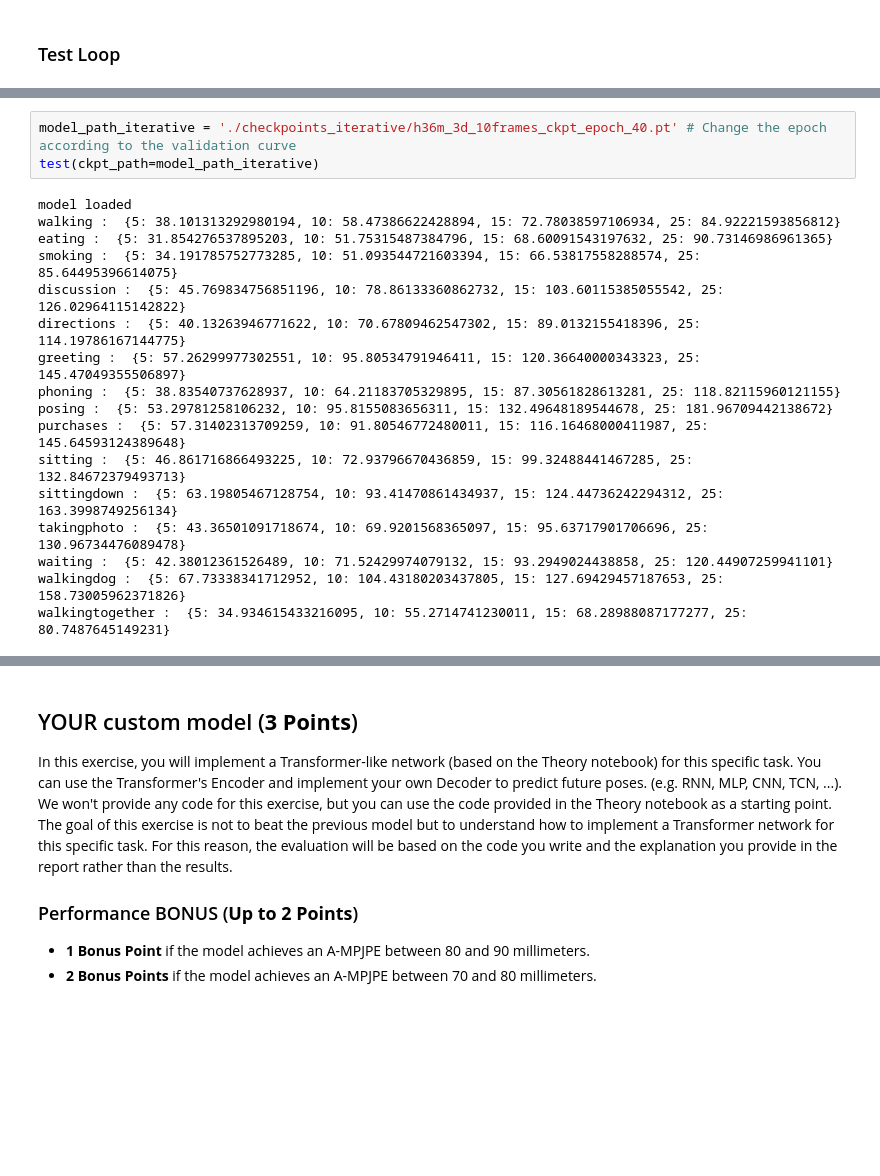
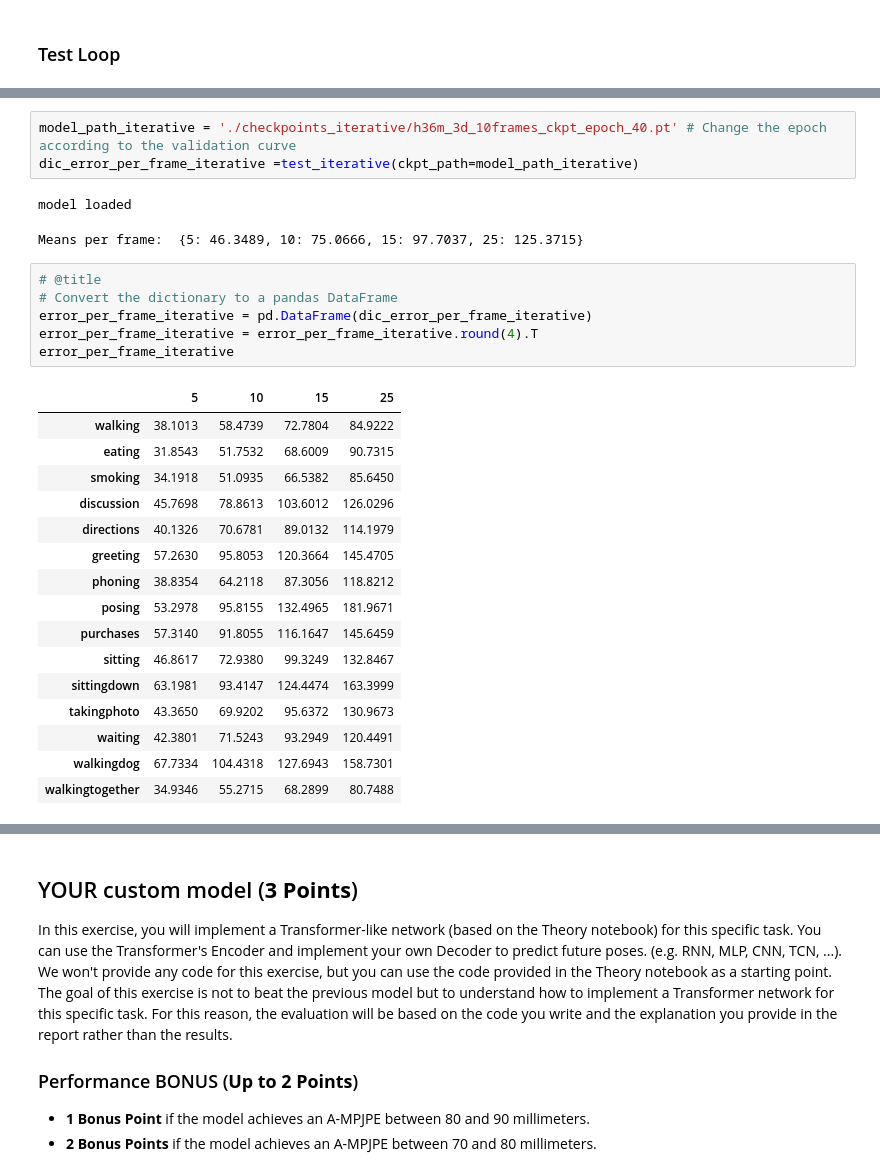
Before and after one commit to Astronauts-Making-Limoncello/AML_Homework, a Jupyter notebook: Practice/AML_practice.ipynb, the cells around one changed output, grey strips where cells are left out. Saved outputs shown, nothing was run; the diff lists cells and outputs as text; blank space fills up the shorter version.

```diff
--- a/Practice/AML_practice.ipynb
+++ b/Practice/AML_practice.ipynb
@@ -1345,20 +1374,29 @@ def test(ckpt_path=None):
 # %%
 model_path_iterative = './checkpoints_iterative/h36m_3d_10frames_ckpt_epoch_40.pt' # Change the epoch according to the validation curve
-test(ckpt_path=model_path_iterative)
+dic_error_per_frame_iterative =test_iterative(ckpt_path=model_path_iterative)
 # %% [output]
 model loaded
-walking :  {5: 38.101313292980194, 10: 58.47386622428894, 15: 72.78038597106934, 25: 84.92221593856812}
-eating :  {5: 31.854276537895203, 10: 51.75315487384796, 15: 68.60091543197632, 25: 90.73146986961365}
-smoking :  {5: 34.191785752773285, 10: 51.093544721603394, 15: 66.53817558288574, 25: 85.64495396614075}
-discussion :  {5: 45.769834756851196, 10: 78.86133360862732, 15: 103.60115385055542, 25: 126.02964115142822}
-directions :  {5: 40.13263946771622, 10: 70.67809462547302, 15: 89.0132155418396, 25: 114.19786167144775}
-greeting :  {5: 57.26299977302551, 10: 95.80534791946411, 15: 120.36640000343323, 25: 145.47049355506897}
-phoning :  {5: 38.83540737628937, 10: 64.21183705329895, 15: 87.30561828613281, 25: 118.82115960121155}
-posing :  {5: 53.29781258106232, 10: 95.8155083656311, 15: 132.49648189544678, 25: 181.96709442138672}
-purchases :  {5: 57.31402313709259, 10: 91.80546772480011, 15: 116.16468000411987, 25: 145.64593124389648}
-sitting :  {5: 46.861716866493225, 10: 72.93796670436859, 15: 99.32488441467285, 25: 132.84672379493713}
-sittingdown :  {5: 63.19805467128754, 10: 93.41470861434937, 15: 124.44736242294312, 25: 163.3998749256134}
-takingphoto :  {5: 43.36501091718674, 10: 69.9201568365097, 15: 95.63717901706696, 25: 130.96734476089478}
-waiting :  {5: 42.38012361526489, 10: 71.52429974079132, 15: 93.2949024438858, 25: 120.44907259941101}
-walkingdog :  {5: 67.73338341712952, 10: 104.43180203437805, 15: 127.69429457187653, 25: 158.73005962371826}
-walkingtogether :  {5: 34.934615433216095, 10: 55.2714741230011, 15: 68.28988087177277, 25: 80.7487645149231}
+Means per frame:  {5: 46.3489, 10: 75.0666, 15: 97.7037, 25: 125.3715}
+# %%
+# @title
+# Convert the dictionary to a pandas DataFrame
+error_per_frame_iterative = pd.DataFrame(dic_error_per_frame_iterative)
+error_per_frame_iterative = error_per_frame_iterative.round(4).T
+error_per_frame_iterative
+# %% [output]
+|  | 5 | 10 | 15 | 25 |
+| walking | 38.1013 | 58.4739 | 72.7804 | 84.9222 |
+| eating | 31.8543 | 51.7532 | 68.6009 | 90.7315 |
+| smoking | 34.1918 | 51.0935 | 66.5382 | 85.6450 |
+| discussion | 45.7698 | 78.8613 | 103.6012 | 126.0296 |
+| directions | 40.1326 | 70.6781 | 89.0132 | 114.1979 |
+| greeting | 57.2630 | 95.8053 | 120.3664 | 145.4705 |
+| phoning | 38.8354 | 64.2118 | 87.3056 | 118.8212 |
+| posing | 53.2978 | 95.8155 | 132.4965 | 181.9671 |
+| purchases | 57.3140 | 91.8055 | 116.1647 | 145.6459 |
+| sitting | 46.8617 | 72.9380 | 99.3249 | 132.8467 |
+| sittingdown | 63.1981 | 93.4147 | 124.4474 | 163.3999 |
+| takingphoto | 43.3650 | 69.9202 | 95.6372 | 130.9673 |
+| waiting | 42.3801 | 71.5243 | 93.2949 | 120.4491 |
+| walkingdog | 67.7334 | 104.4318 | 127.6943 | 158.7301 |
+| walkingtogether | 34.9346 | 55.2715 | 68.2899 | 80.7488 |
```
Also changed, not shown: parts of 10 cells of this notebook.
